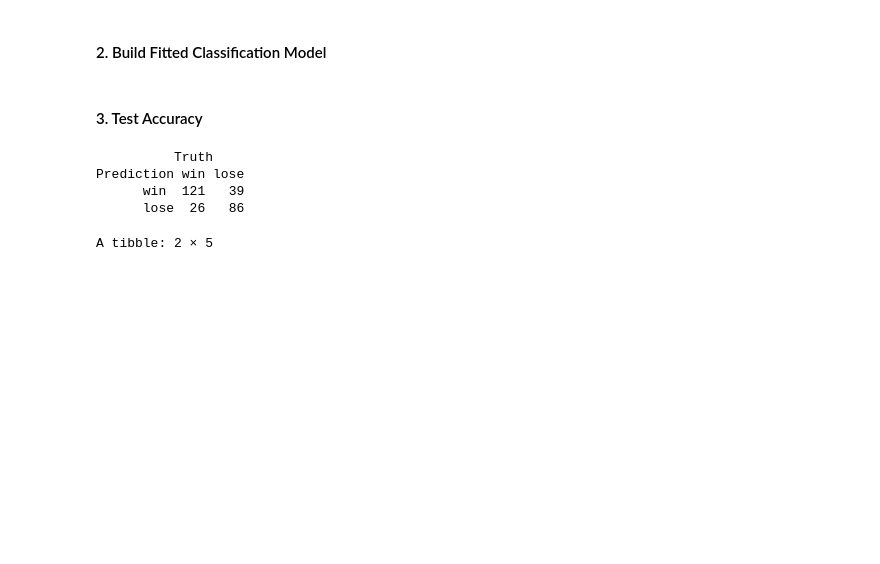
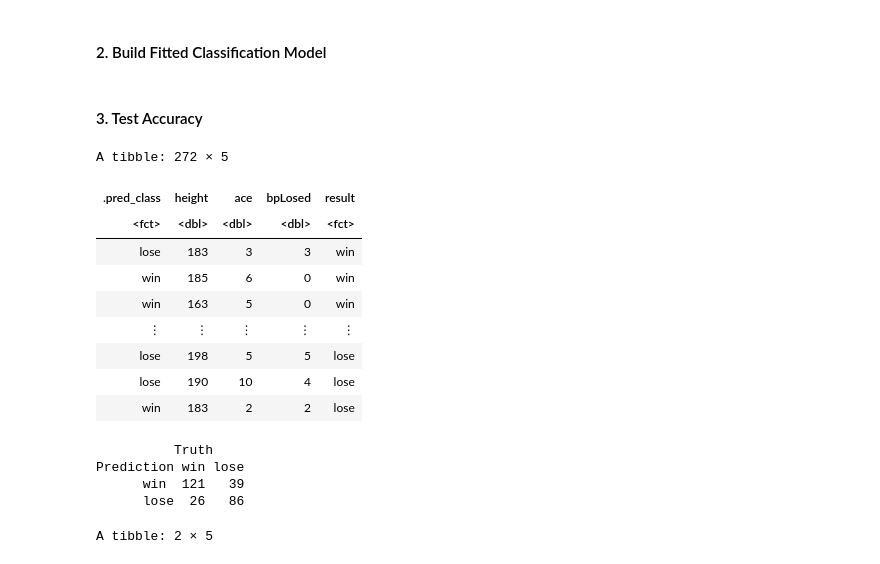
Before and after one commit to Hannah-900/Group_Project, a Jupyter notebook: Final Project Report.ipynb, the cells around one changed output. Saved outputs shown, nothing was run; the diff lists cells and outputs as text; code cells hidden in the pictures; blank space fills up the shorter version.

```diff
--- a/Final Project Report.ipynb
+++ b/Final Project Report.ipynb
@@ -531,20 +572,30 @@ tennis_fit2<-fit(tennis_workflow2, data=tennis_train)
 # %%
 #Pass the test dataset into fitted model
 tennis_test_prediction2<- predict(tennis_fit2 , tennis_test) %>%
     bind_cols(tennis_test)
-
+tennis_test_prediction2
 #determine accuracy of predictions
 tennis_prediction_accuracy<- tennis_test_prediction2 %>%
          metrics(truth = result, estimate = .pred_class)
 tennis_mat<- tennis_test_prediction2 %>%
        conf_mat(truth = result, estimate = .pred_class)
 
 tennis_mat
 # %% [output]
-          Truth
-Prediction win lose
-      win  121   39
-      lose  26   86
+A tibble: 272 × 5
+| .pred_class | height | ace | bpLosed | result |
+| <fct> | <dbl> | <dbl> | <dbl> | <fct> |
+| lose | 183 | 3 | 3 | win |
+| win | 185 | 6 | 0 | win |
+| win | 163 | 5 | 0 | win |
+| ⋮ | ⋮ | ⋮ | ⋮ | ⋮ |
+| lose | 198 | 5 | 5 | lose |
+| lose | 190 | 10 | 4 | lose |
+| win | 183 | 2 | 2 | lose |
+          Truth
+Prediction win lose
+      win  121   39
+      lose  26   86
 # %%
 #Perform Cross Validation
 tennis_vfold <- vfold_cv(tennis_train, v = 10, strata = result)
```
Also changed, not shown: parts of 25 cells of this notebook.
